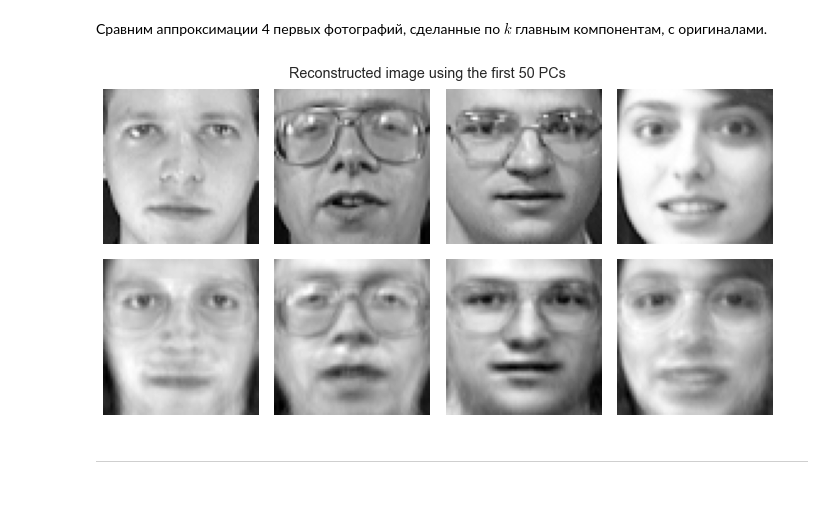
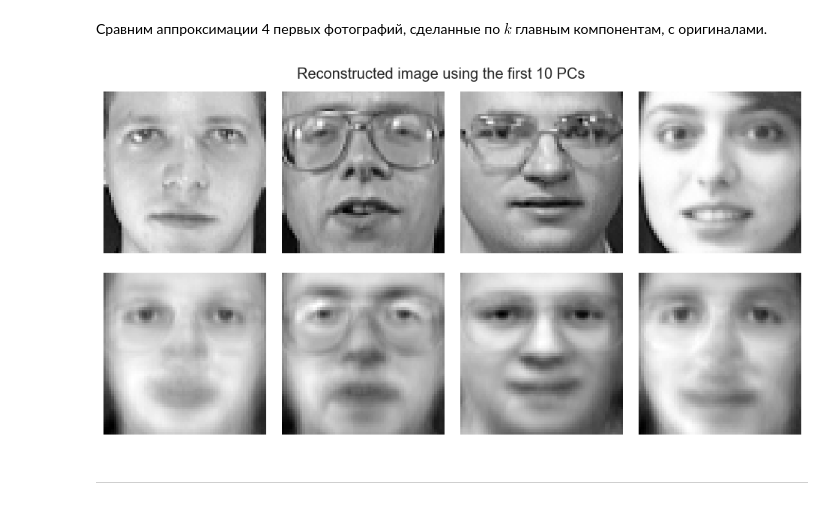
Before and after one commit to aa-savelyev/DaOptSm, a Jupyter notebook: 1.LA/11.Eigenfaces.ipynb, the cells around one changed output. Cells and saved outputs as stored; diff of their text form; code cells hidden in the pictures.

```diff
--- a/1.LA/11.Eigenfaces.ipynb
+++ b/1.LA/11.Eigenfaces.ipynb
@@ -164,23 +163,23 @@ plt.show()
 # %% [markdown]
 Сравним аппроксимации 4 первых фотографий, сделанные по $k$ главным компонентам, с оригиналами.
 # %%
-k = 50
+k = 10
 i_img = [0, 10, 50, 70]
 
 size=3
 fig, axes = plt.subplots(2, 4, figsize=(4*size, 2*size))
 fig.suptitle(f'Reconstructed image using the first {k} PCs', y=0.93)
 plt.subplots_adjust(wspace=0.1, hspace=0.1)
 
 for i, img in enumerate(i_img):
     reconFace = U[:, :k] @ Sigma[:k, :k] @ Vt[:k, img]
     axes[0, i].imshow(Imgs[img], cmap='gray')
     axes[1, i].imshow(reconFace.reshape(fW,fH), cmap='gray')
 
 [axis.axis('off') for axis in axes.flatten()]
 plt.show()
 # %% [output]
-[figure, old version]
+[figure, new version]
 # %% [markdown]
 ---
 # %% [markdown]
```
Also changed, not shown: parts of 17 cells of this notebook, 19 other files.
